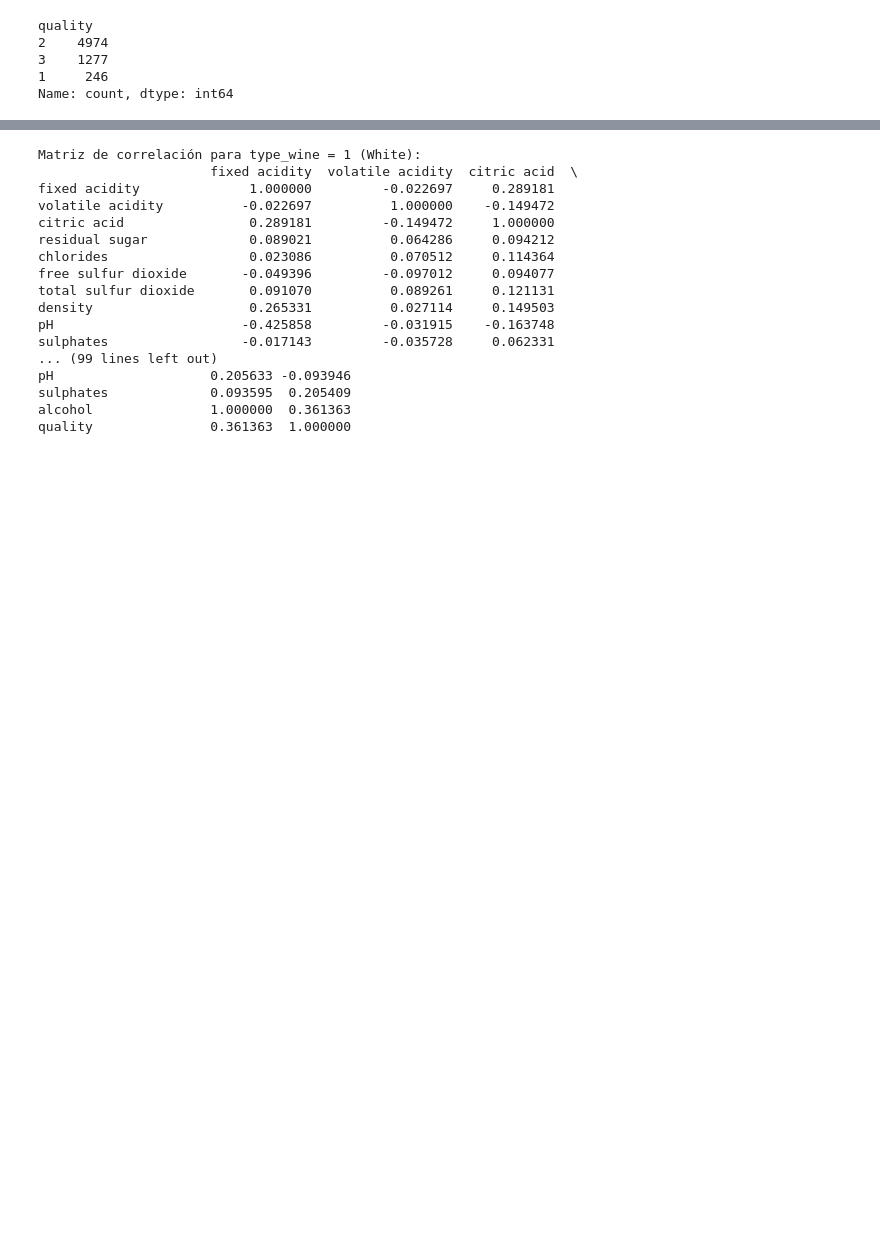
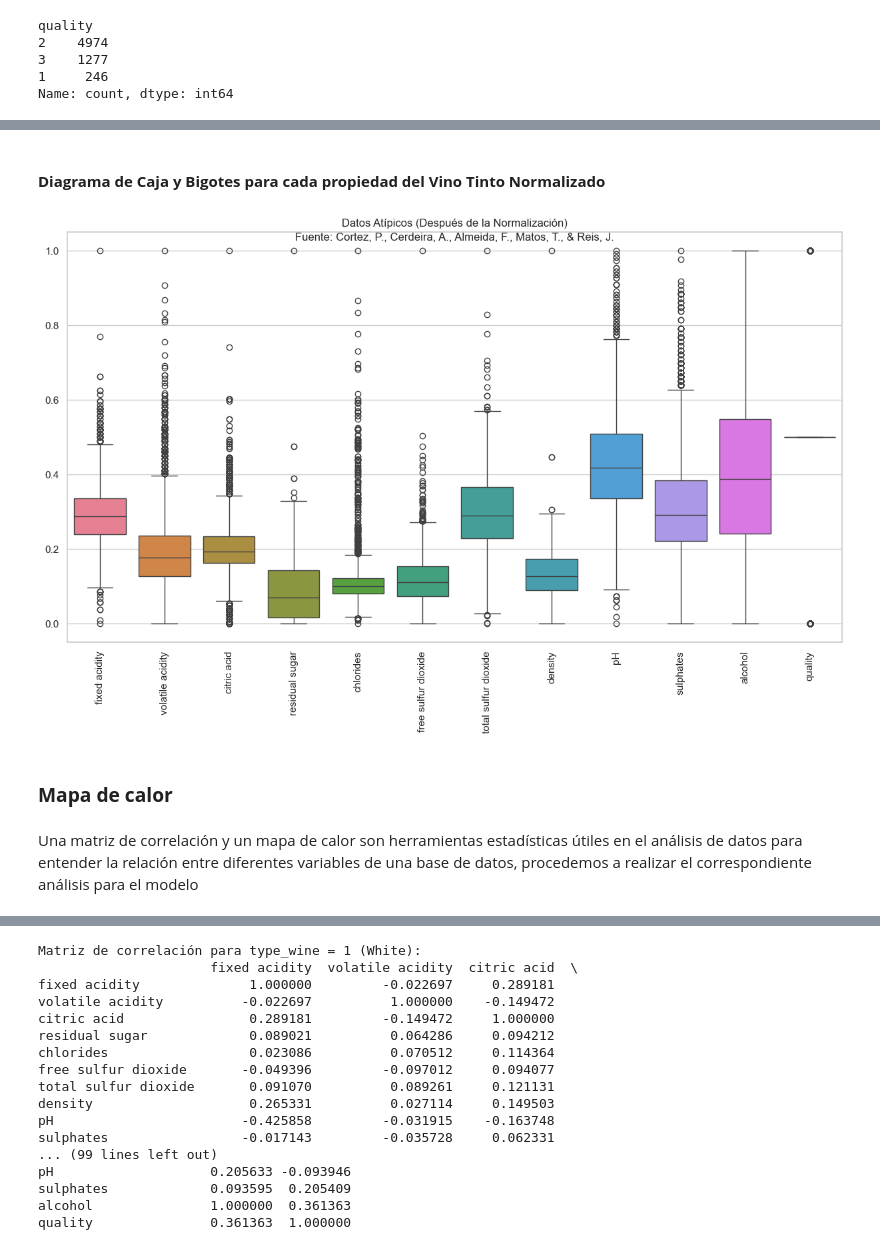
Before and after one commit to ccjaviers777/actividad_2_ml, a Jupyter notebook: Cuadernos/entrega2_v2.ipynb, the cells around one changed output, grey strips where cells are left out. Cells and saved outputs as stored; diff of their text form; code cells hidden in the pictures; blank space fills up the shorter version.

Commit message:
Modelos

```diff
--- a/Cuadernos/entrega2_v2.ipynb
+++ b/Cuadernos/entrega2_v2.ipynb
@@ -449,0 +662,6 @@ plt.show()
+# %%
+# ajustar y transformar el data frame del vino tinto = 2
+scaled_data1 = scaler.fit_transform(df_num_type2)
+# convertir los datos escalados a data frame y mantener los nombres de las columnas
+df_scaled1 = pd.DataFrame(scaled_data, columns=df_num_type2.columns)
+df_scaled1.head()
@@ -450,3 +687,19 @@ plt.show()
+# %% [markdown]
+#### **Diagrama de Caja y Bigotes para cada propiedad del Vino Tinto Normalizado**
+# %%
+# Diagrama de caja para los datos escalados pra vino tinto
+plt.figure(figsize=(15, 8))
+sns.boxplot(data=df_scaled1)
+plt.title('Datos Atípicos (Después de la Normalización)')
+plt.text(x=0.5, y=0.98, s='Fuente: Cortez, P., Cerdeira, A., Almeida, F., Matos, T., & Reis, J.', fontsize=12, ha='center', transform=plt.gca().transAxes)
+plt.xticks(rotation=90)
+plt.show()
+# %% [output]
+[figure, added]
+# %% [markdown]
+### **Mapa de calor**
+# %% [markdown]
+Una matriz de correlación y un mapa de calor son herramientas estadísticas útiles en el análisis de datos para entender la relación entre diferentes variables de una base de datos, procedemos a realizar el correspondiente análisis para el modelo
 # %%
 #Mapa de calor
 # Eliminar la columna 'type_wine' antes de calcular la correlación
```
Also changed, not shown: parts of 129 cells of this notebook, 1 other file.
